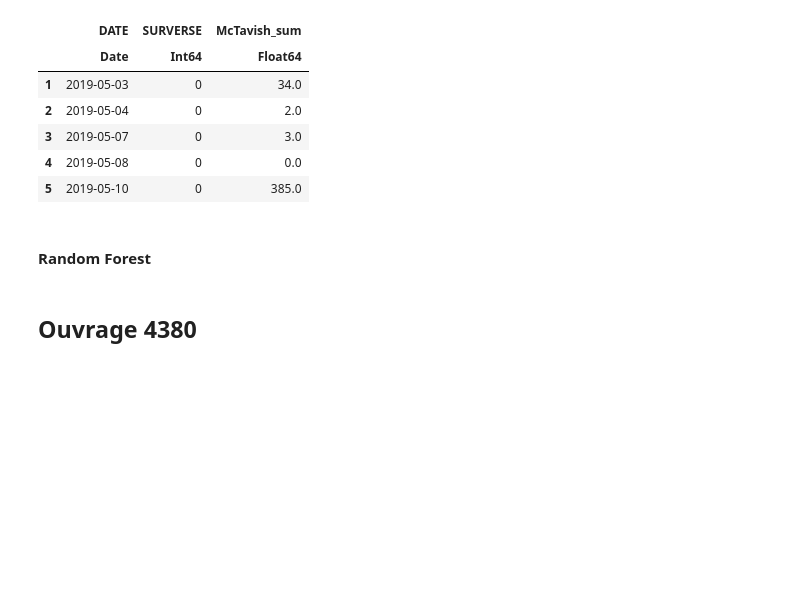
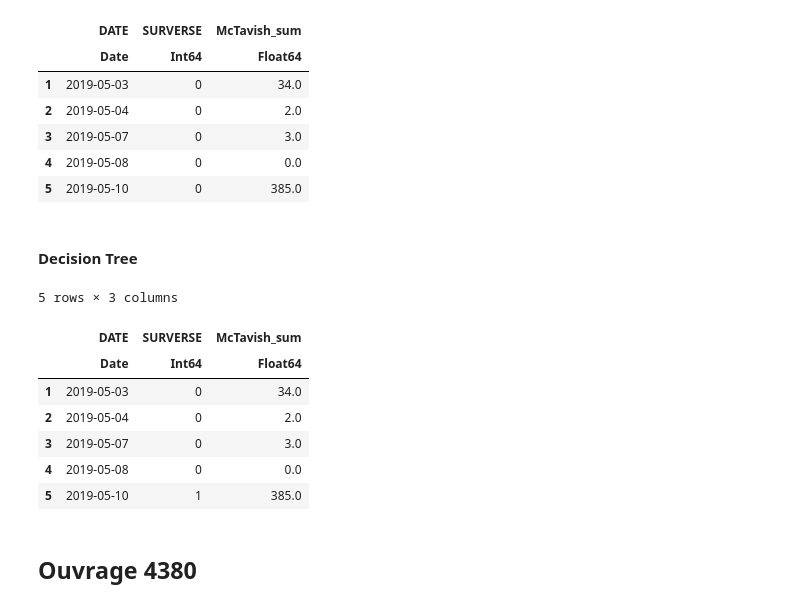
Before and after one commit to JeyzerMC/MTH3302-Project, a Jupyter notebook: Modele_Isolation.ipynb, the cells around one changed output. Drawn from its saved outputs; the diff is of its cells as text; code cells hidden in the pictures; blank space fills up the shorter version.

```diff
--- a/Modele_Isolation.ipynb
+++ b/Modele_Isolation.ipynb
@@ -223,8 +298,31 @@ first(pred_4350[!, [:DATE, :SURVERSE, :McTavish_sum]], 5)
 | 3 | 2019-05-07 | 0 | 3.0 |
 | 4 | 2019-05-08 | 0 | 0.0 |
 | 5 | 2019-05-10 | 0 | 385.0 |
-# %% [markdown]
-#### Random Forest
+# %% [markdown]
+#### Decision Tree
+# %%
+dt_features = convert(Matrix{Float64}, data_4350[:, names_ft]);
+dt_labels = convert(Array{Int64}, data_4350[!,:SURVERSE]);
+dt_model = build_tree(dt_labels, dt_features);
+
+dt_model = prune_tree(dt_model, 0.9)
+
+dt_to_pred = convert(Matrix{Float64}, test_4350[:, names_ft]);
+test_pred = apply_tree(dt_model, dt_to_pred);
+
+pred_4350 = test_4350;
+pred_4350[!, :SURVERSE] = test_pred;
+# %%
+first(pred_4350[!, [:DATE, :SURVERSE, :McTavish_sum]], 5)
+# %% [output]
+5 rows × 3 columns
+|  | DATE | SURVERSE | McTavish_sum |
+|  | Date | Int64 | Float64 |
+| 1 | 2019-05-03 | 0 | 34.0 |
+| 2 | 2019-05-04 | 0 | 2.0 |
+| 3 | 2019-05-07 | 0 | 3.0 |
+| 4 | 2019-05-08 | 0 | 0.0 |
+| 5 | 2019-05-10 | 1 | 385.0 |
 # %% [markdown]
 ## Ouvrage 4380
 # %%
```
Also changed, not shown: parts of 20 cells of this notebook, 4 other files.
